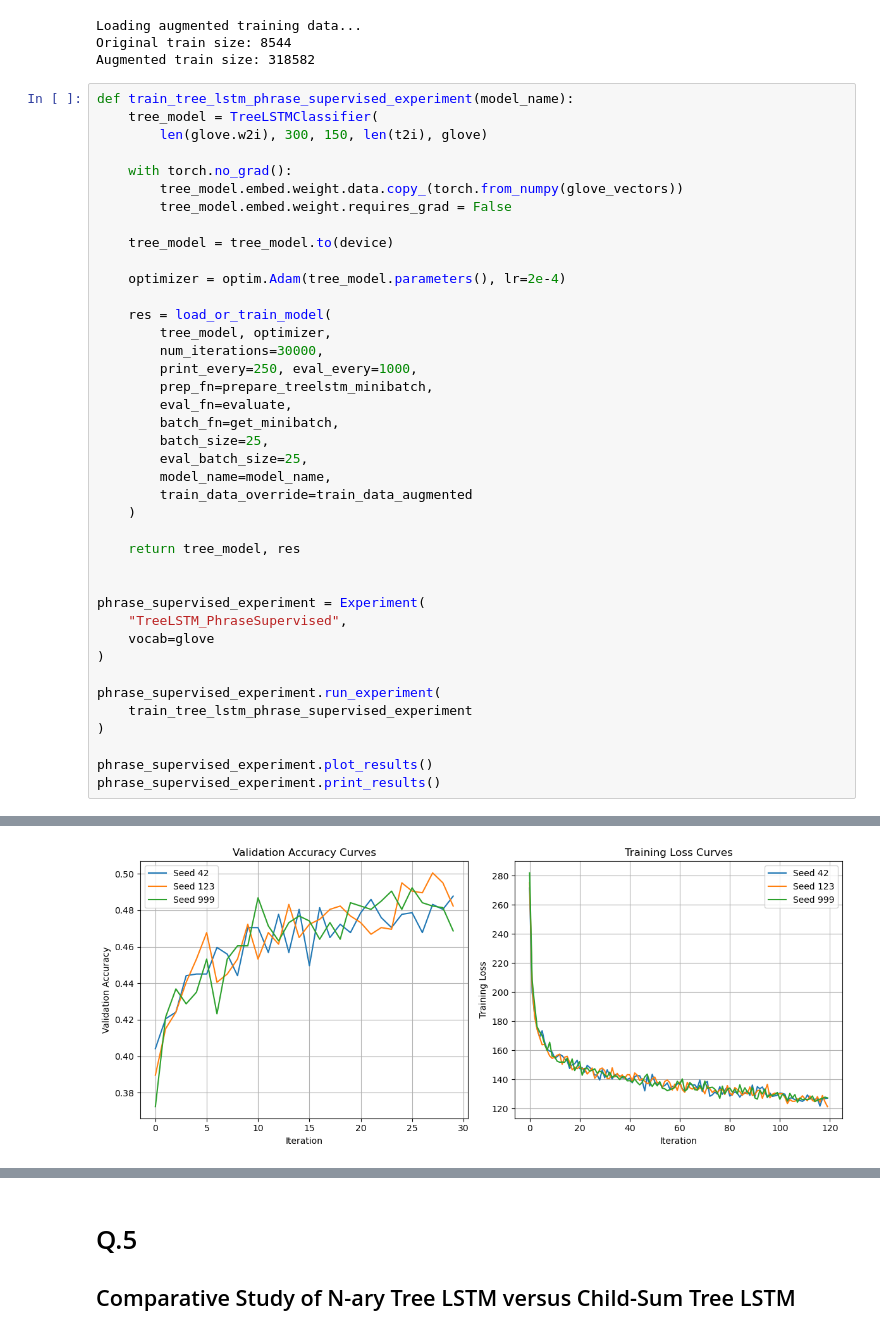
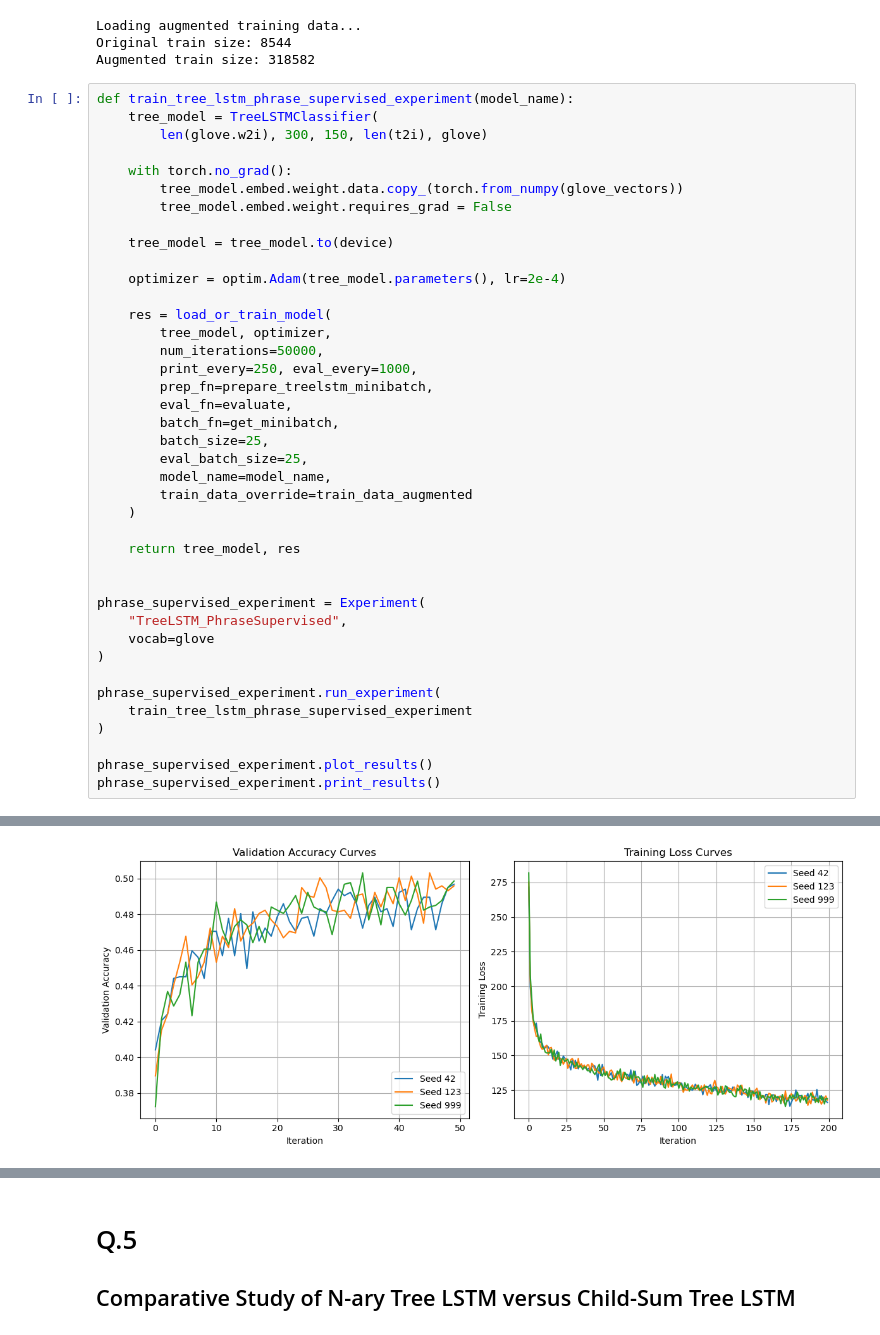
Before and after one commit to NiccoloCase/uva-nlp-1-assignments, a Jupyter notebook: assignment2/NLP1_2025_Practical_2.ipynb, the cells around one changed output, grey strips where cells are left out. Cells and saved outputs as stored; diff of their text form.

```diff
--- a/assignment2/NLP1_2025_Practical_2.ipynb
+++ b/assignment2/NLP1_2025_Practical_2.ipynb
@@ -3520,7 +3520,7 @@ def train_tree_lstm_phrase_supervised_experiment(model_name):
 
     res = load_or_train_model(
         tree_model, optimizer,
-        num_iterations=30000,
+        num_iterations=50000,
         print_every=250, eval_every=1000,
         prep_fn=prepare_treelstm_minibatch,
         eval_fn=evaluate,
@@ -3565,4 +3565,4 @@ MEAN TEST ACCURACY: 0.4777 ± 0.0059
 ------------------------------
-[figure, old version]
+[figure, new version]
 --- RESULTS TABLE ---
    seed  test_acc   val_acc  train_acc
```
Also changed, not shown: parts of 8 cells of this notebook, 3 other files.
